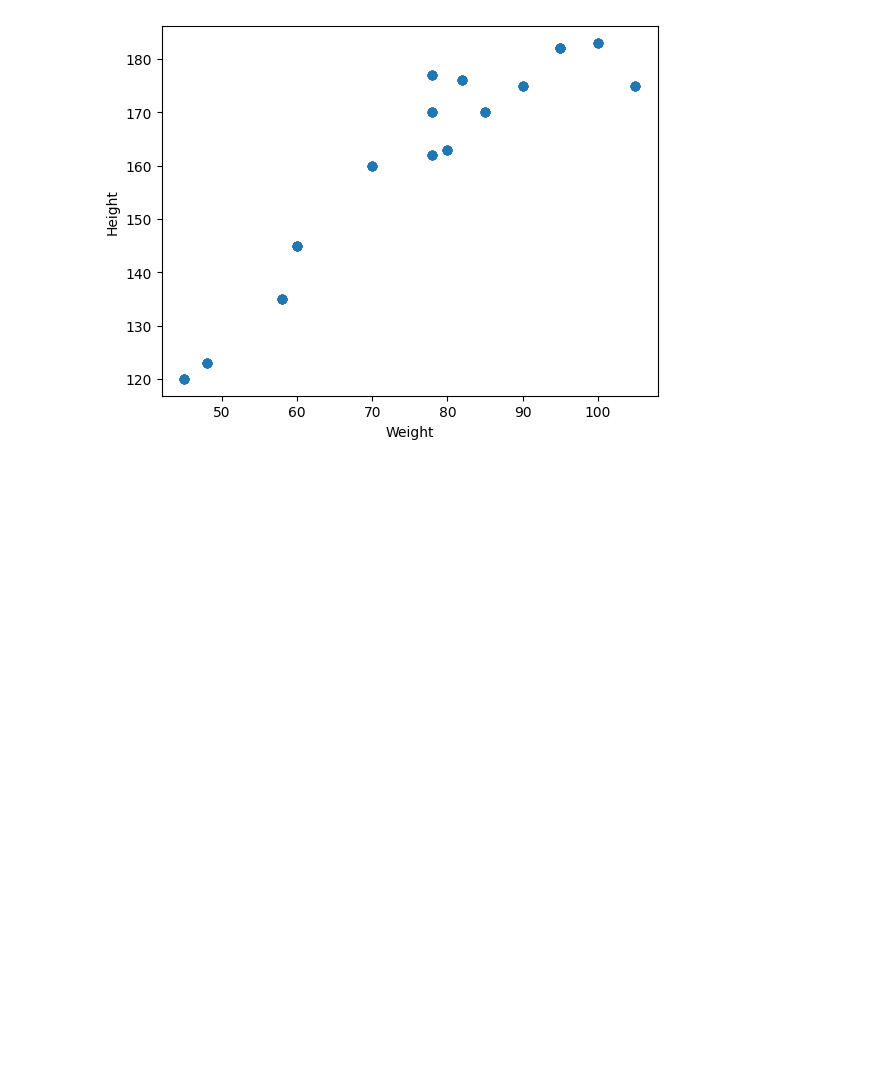
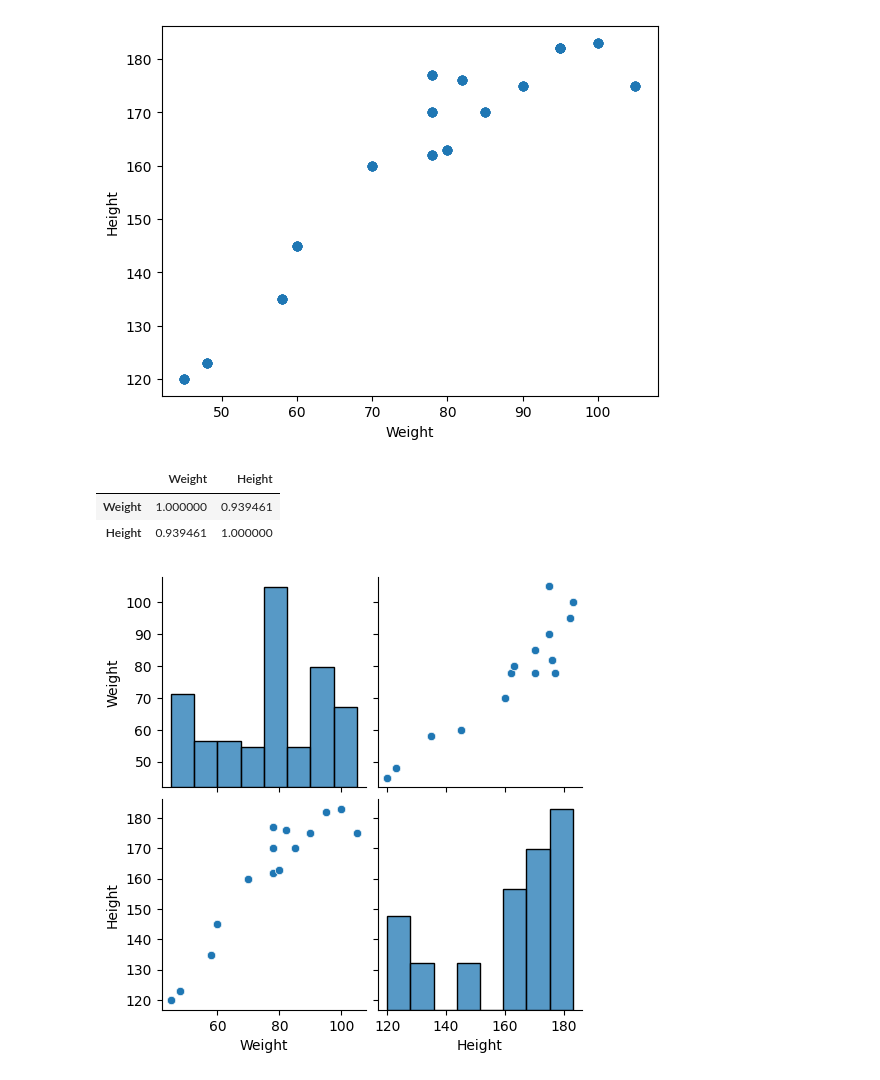
Before and after one commit to SoubhLance/ML--Practice, a Jupyter notebook: Python/StartML/basic.ipynb, the cells around one changed output. Cells and saved outputs as stored; diff of their text form; code cells hidden in the pictures; blank space fills up the shorter version.

```diff
--- a/Python/StartML/basic.ipynb
+++ b/Python/StartML/basic.ipynb
@@ -23,3 +23,17 @@ plt.ylabel('Height')
 plt.show()
 # %% [output]
 [figure]
+# %%
+## Co-relation
+df.corr()
+# %% [output]
+|  | Weight | Height |
+| Weight | 1.000000 | 0.939461 |
+| Height | 0.939461 | 1.000000 |
+# %%
+#Seaborn for visualization
+import seaborn as sns
+sns.pairplot(df)
+plt.show()
+# %% [output]
+[figure, added]
```
Also changed, not shown: parts of 3 cells of this notebook.
